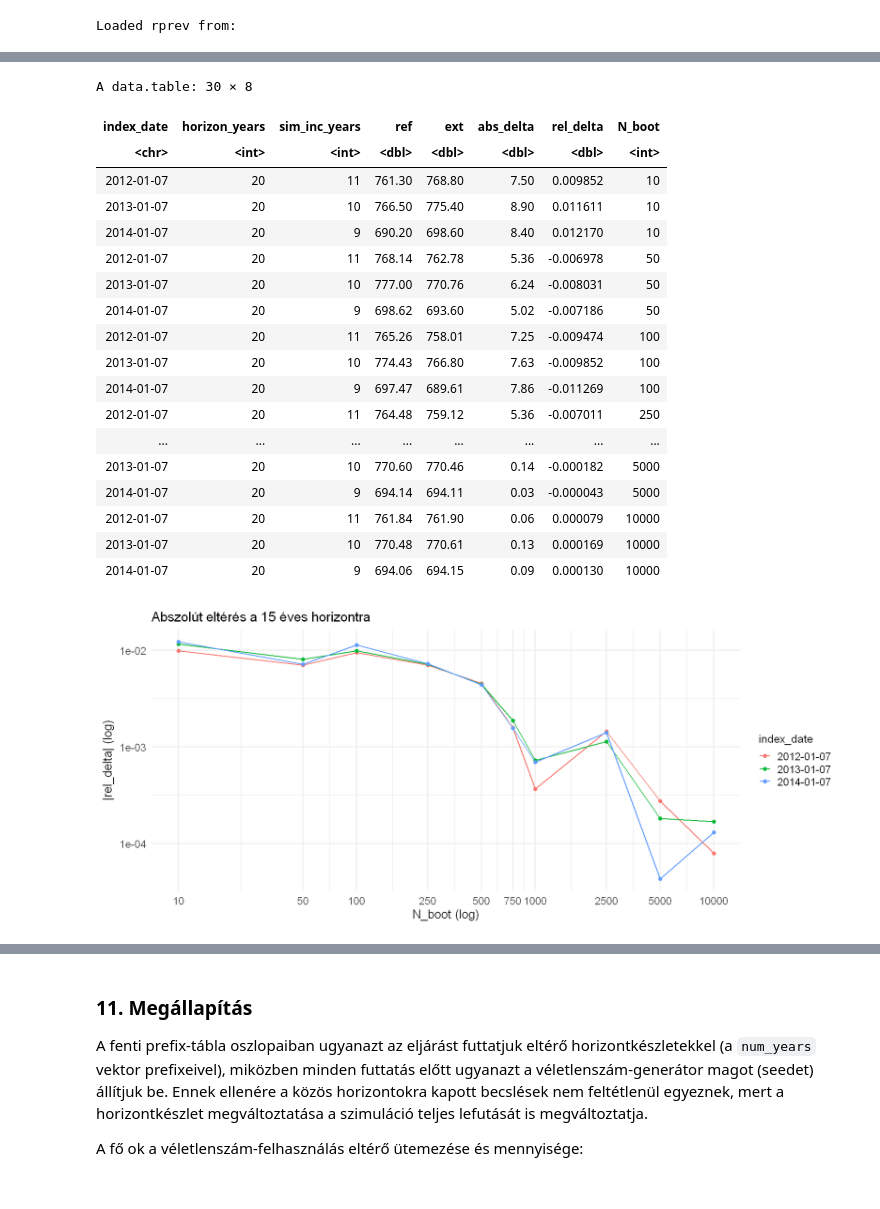
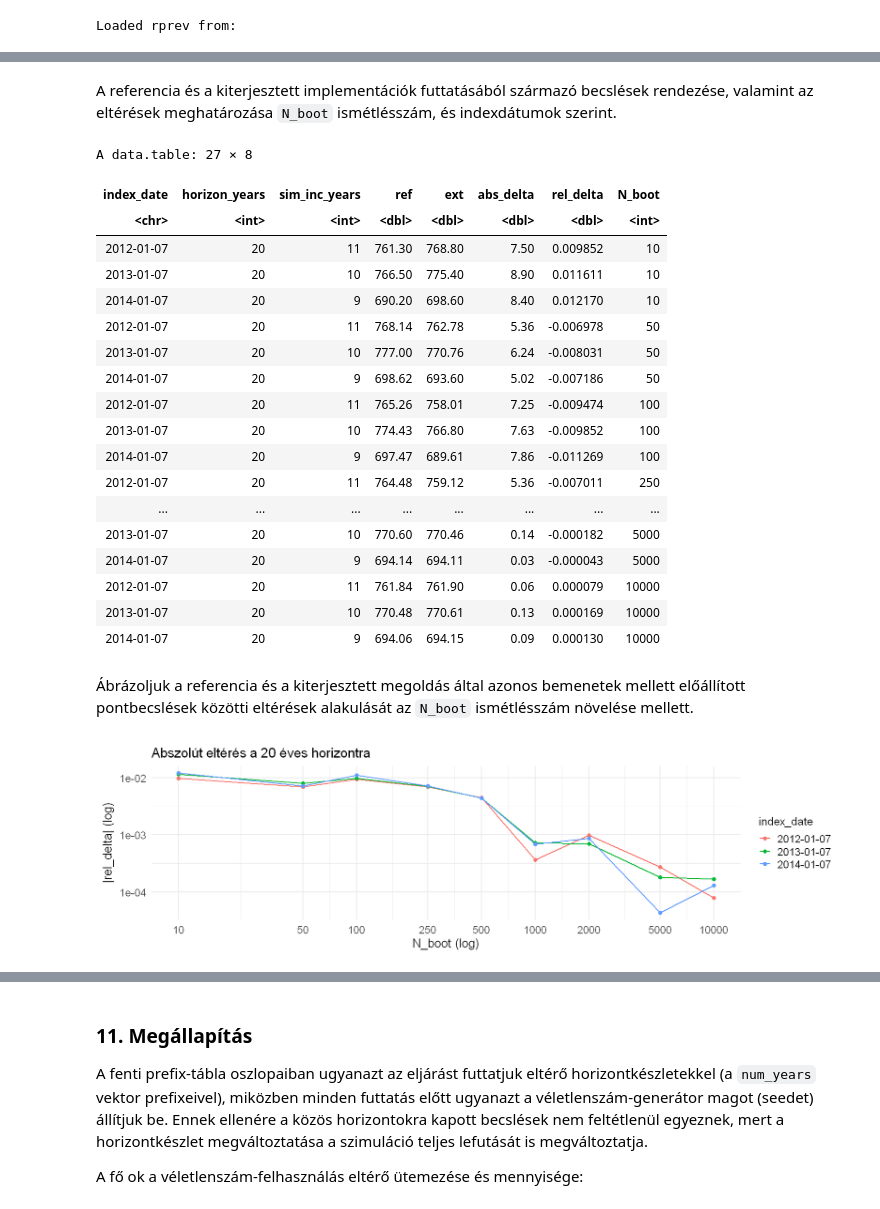
Before and after one commit to lrado1/rprev-ext, a Jupyter notebook: notebooks/ref-ext-consistency.ipynb, the cells around one changed output, grey strips where cells are left out. Cells and saved outputs as stored; diff of their text form; code cells hidden in the pictures.

```diff
--- a/notebooks/ref-ext-consistency.ipynb
+++ b/notebooks/ref-ext-consistency.ipynb
@@ -53,7 +55,7 @@ A konzisztencia értelmezéséhez két diagnosztikai ellenőrzést is végzünk:
 # Közös konfiguráció a futtatásokhoz
 seeds <- c(20260301, 20260302, 20260303, 20260304, 20260305, 20260306, 20260307, 20260308, 20260309, 20260310)
 seed <- seeds[1]
-N_boot <- 5000L
+N_boot <- 3000L
 num_years <- c(3, 5, 10, 13, 15, 20, 25)
 
 # Indexdátum-rács beállítása
@@ -707,2 +694,5 @@ A data.table: 4 × 9
 # %%
-# Konvergencia
+# Közös paraméterek
+conv_n_boot <- c(10L, 50L, 100L, 250L, 500L, 1000L, 2000L, 5000L, 10000L)
+conv_seed <- 123
+conv_year <- 20L
@@ -739,6 +782,9 @@ A data.frame: 3 × 5
+# %% [markdown]
+A referencia és a kiterjesztett implementációk futtatásából származó becslések rendezése, valamint az eltérések meghatározása `N_boot` ismétlésszám, és indexdátumok szerint.
 # %%
-# Konvergencia: referencia vs kiterjesztett osszehasonlitasa N_boot szerint
+# Konvergenciavizsgálat: referencia- és kiterjesztett kimenet összevetése N_boot szerint
 conv_compare <- data.table::rbindlist(lapply(conv_n_boot, function(n_boot) {
+  # Referencia-kimenet előállítása indexdátumonként
   ref_rows <- data.table::rbindlist(lapply(seq_along(index_dates), function(k) {
     ref_est <- conv_ref_by_n_boot[[as.character(n_boot)]][[k]]$estimates[[paste0("y", conv_year)]]
     data.table::data.table(
@@ -748,6 +794,7 @@ conv_compare <- data.table::rbindlist(lapply(conv_n_boot, function(n_boot) {
     )
   }))
 
+  # Kiterjesztett kimenet előállítása ugyanarra a horizontra
   ext_est <- conv_ext_by_n_boot[[as.character(n_boot)]]$estimates[[paste0("y", conv_year)]]
   ext_rows <- data.table::data.table(
     index_date = as.character(ext_est$index_date),
@@ -755,28 +802,34 @@ conv_compare <- data.table::rbindlist(lapply(conv_n_boot, function(n_boot) {
     ext = as.numeric(ext_est$absolute.prevalence)
   )
 
+  # A referencia- és kiterjesztett kimenet összeillesztése, majd az eltérések kiszámítása
   out <- merge(ref_rows, ext_rows, by = c("index_date", "horizon_years"))
   out$abs_delta <- abs(out$ext - out$ref)
   out$rel_delta <- ifelse(out$ref == 0, NA_real_, (out$ext - out$ref) / out$ref)
+
+  # A szimulált incidenciaévek számának meghatározása az adott horizontra
   idx_d <- as.Date(out$index_date)
   start_d <- idx_d - round(out$horizon_years * 365.25)
   yrs_need <- as.numeric(difftime(registry_start_date, start_d, units = "days")) / 365.25
   out$sim_inc_years <- as.integer(round(pmax(0, pmin(out$horizon_years, yrs_need))))
+
+  # Az adott N_boot melletti eredmények rendezett táblázata
   out <- out[, c("index_date", "horizon_years", "sim_inc_years", "ref", "ext", "abs_delta", "rel_delta")]
   out[, N_boot := as.integer(n_boot)]
   out
 }), use.names = TRUE, fill = TRUE)
 
+# Kerekítés az áttekinthető megjelenítéshez
 conv_compare[, `:=`(
   ref = round(ref, 2),
   ext = round(ext, 2),
   abs_delta = round(abs_delta, 2),
-  rel_delta = round(rel_delta, 6)
+  rel_delta = round(rel_delta, 5)
 )]
 
 conv_compare[order(N_boot, as.Date(index_date))]
 # %% [output]
-A data.table: 30 × 8
+A data.table: 27 × 8
 | index_date | horizon_years | sim_inc_years | ref | ext | abs_delta | rel_delta | N_boot |
 | <chr> | <int> | <int> | <dbl> | <dbl> | <dbl> | <dbl> | <int> |
 | 2012-01-07 | 20 | 11 | 761.30 | 768.80 | 7.50 | 0.009852 | 10 |
@@ -795,22 +848,27 @@ A data.table: 30 × 8
 | 2012-01-07 | 20 | 11 | 761.84 | 761.90 | 0.06 | 0.000079 | 10000 |
 | 2013-01-07 | 20 | 10 | 770.48 | 770.61 | 0.13 | 0.000169 | 10000 |
 | 2014-01-07 | 20 | 9 | 694.06 | 694.15 | 0.09 | 0.000130 | 10000 |
+# %% [markdown]
+Ábrázoljuk a referencia és a kiterjesztett megoldás által azonos bemenetek mellett előállított pontbecslések közötti eltérések alakulását az `N_boot` ismétlésszám növelése mellett.
 # %%
+# Az N_boot szerinti konvergencia ábrázolása abszolút vagy előjeles relatív eltéréssel
 plot_conv_delta <- function(use_abs = TRUE, x_log = TRUE, y_log = use_abs) {
   conv_plot <- data.table::copy(conv_compare)
   if (use_abs) conv_plot[, abs_rel_delta := abs(rel_delta)]
 
+  # Az ábrázolt mennyiség és a feliratok beállítása
   y_col <- if (use_abs) "abs_rel_delta" else "rel_delta"
   x_lab <- if (x_log) "N_boot (log)" else "N_boot"
   y_lab_base <- if (use_abs) "|rel_delta|" else "rel_delta"
   y_lab <- if (y_log) paste0(y_lab_base, " (log)") else y_lab_base
   plot_title <- if (use_abs) {
-    "Abszolút eltérés a 15 \u00e9ves horizontra"
+    "Abszolút eltérés a 20 éves horizontra"
   } else {
-    "Eltérés a 15 \u00e9ves horizontra"
+    "Eltérés a 20 éves horizontra"
   }
 
-  options(repr.plot.width = 14, repr.plot.height = 6)
+  # Az ábra alapbeállításai
+  options(repr.plot.width = 14, repr.plot.height = 4)
 
   p <- ggplot2::ggplot(
     conv_plot,
@@ -823,34 +881,37 @@ plot_conv_delta <- function(use_abs = TRUE, x_log = TRUE, y_log = use_abs) {
       y = y_lab,
       color = "index_date",
       title = plot_title
     ) +
     ggplot2::theme_minimal(base_size = 16) +
     ggplot2::theme(
       plot.title = ggplot2::element_text(size = 18),
       axis.title = ggplot2::element_text(size = 16),
       axis.text = ggplot2::element_text(size = 14),
       legend.title = ggplot2::element_text(size = 15),
       legend.text = ggplot2::element_text(size = 14)
     )
 
+  # Az x tengely skálázása
   if (x_log) {
     p <- p + ggplot2::scale_x_log10(breaks = conv_n_boot)
   } else {
     p <- p + ggplot2::scale_x_continuous(breaks = conv_n_boot)
   }
 
+  # Az y tengely skálázása vagy a nullavonal hozzáadása
   if (y_log) {
     p <- p + ggplot2::scale_y_log10()
   } else {
     p <- p + ggplot2::geom_hline(yintercept = 0, linewidth = 0.5, color = "grey60")
   }
 
   p
 }
 
+# Az abszolút relatív eltérés konvergenciaábrája logaritmikus tengelyeken
 plot_conv_delta(use_abs = TRUE, x_log = TRUE, y_log = TRUE)
 # %% [output]
-[figure, old version]
+[figure, new version]
 # %%
 plot_conv_delta(use_abs = FALSE, x_log = TRUE, y_log = FALSE)
 # %% [output]
```
Also changed, not shown: parts of 24 cells of this notebook.
